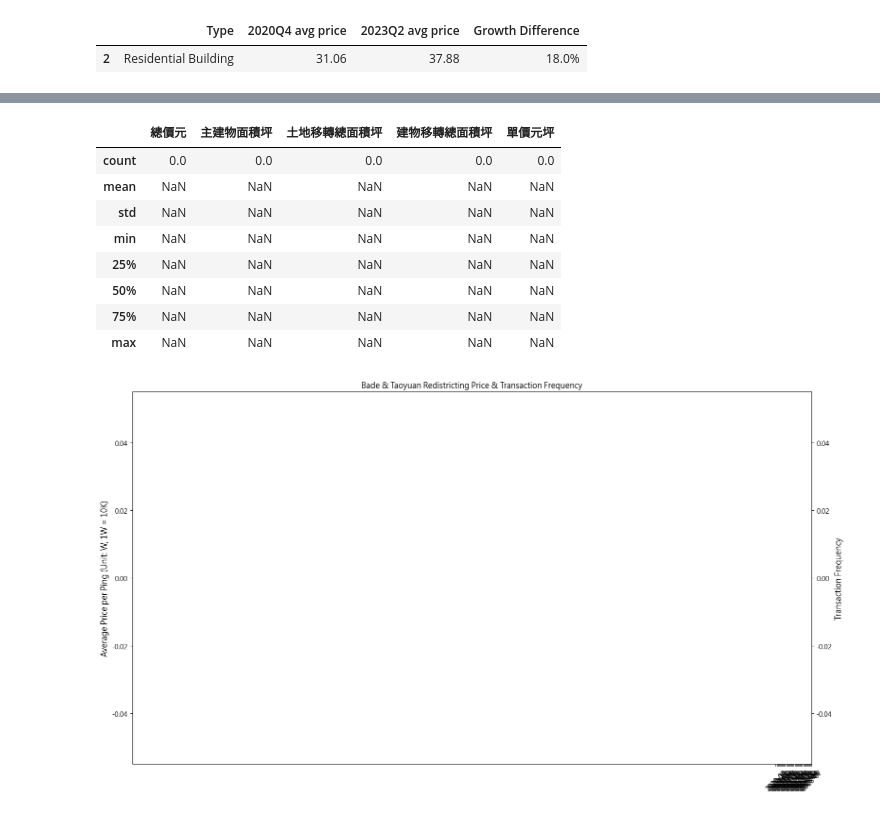
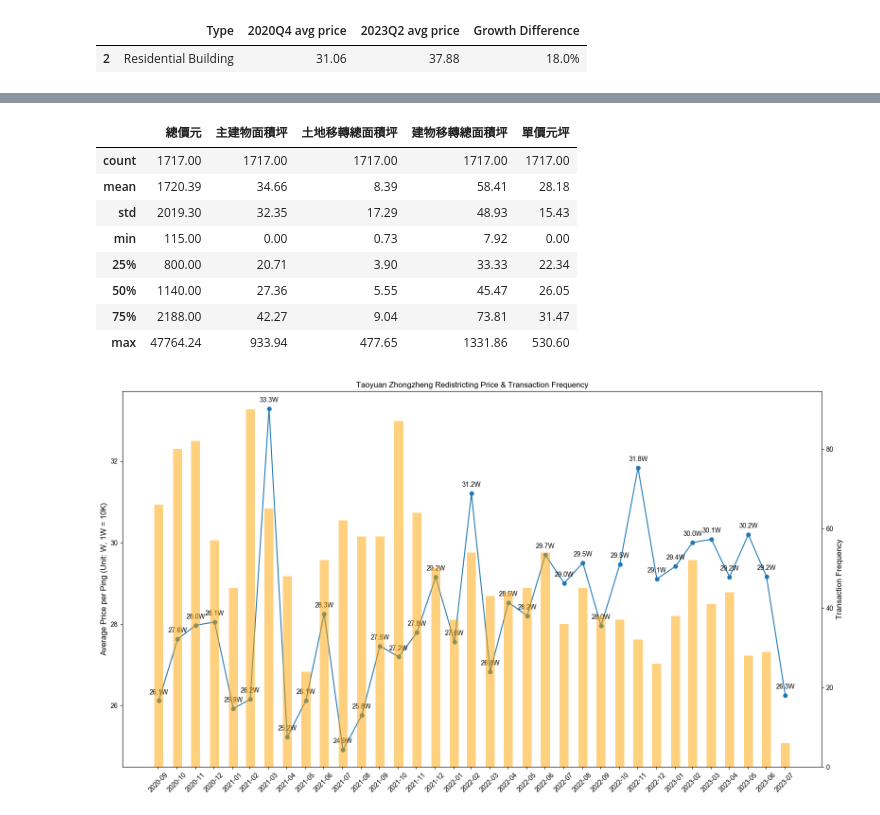
Before and after one commit to e19931107/Project2, a Jupyter notebook: Project_20240103.ipynb, the cells around one changed output, grey strips where cells are left out. Drawn from its saved outputs; the diff is of its cells as text; code cells hidden in the pictures.

```diff
--- a/Project_20240103.ipynb
+++ b/Project_20240103.ipynb
@@ -215,7 +216,6 @@ property_dict = {'公寓(5樓含以下無電梯)': 'Apartment',
                  '住宅大樓(11層含以上有電梯)': 'Residential Building',
                  '華廈(10層含以下有電梯)':'Mansion'}
 
-type_n = 0
 for type in property_dict.keys():
     # Create a copy of data2
     data2_copy = data2[data2['建物型態'] == type]
@@ -232,8 +232,7 @@ for type in property_dict.keys():
     # Line chart for average price
     ax1.plot(data2_copy['Yearmonth'], data2_copy['單價元坪'], marker='o', linestyle='-', label='Average Price')
     ax1.set_ylabel('Taiwanese ping (Unit: W, 1W = 10K)', fontsize=12)
-    title = f'{list(property_dict.values())[type_n]} Price & Transaction Frequency'
-    type_n += 1
+    title = f'{property_dict.get(type)} Price & Transaction Frequency'
     ax1.set_title(title, fontsize=20)
     ax1.tick_params(axis='x', labelrotation=45)
 
@@ -353,12 +352,12 @@ for area in ['中壢區', '桃園區']:
     # Adjust layout to prevent label overlap
     fig.tight_layout()
 
-    # save the plot with title named
-    path_to_save_file = Path().absolute()/"PNG"/"District"
-    path_to_save_file.mkdir(parents=True, exist_ok=True)  # Create the directory if it doesn't exist
-    filename = f'{title}.png'
-    full_path = path_to_save_file/filename
-    plt.savefig(full_path)
+    # # save the plot with title named
+    # path_to_save_file = Path().absolute()/"PNG"/"District"
+    # path_to_save_file.mkdir(parents=True, exist_ok=True)  # Create the directory if it doesn't exist
+    # filename = f'{title}.png'
+    # full_path = path_to_save_file/filename
+    # plt.savefig(full_path)
 
     # Show the chart
     plt.show()
@@ -868,46 +899,47 @@ result_data_deer
 # %%
 # 針對八德擴大特區作分析
 # 要搜尋的多個關鍵字
-keywords = ['大明段', '桃鷹路', '大明里', '桃鷹段', '大樹林段', '鳳福段']
+keywords = ['中正路', '大興西路一段', '藝文二街', '新埔六街', '同安街', '同德五街', '中埔二街', '同德七街', '寶慶路', '南平路', '經國路', '天祥六街',
+            '天祥七街', '新埔十街', '敬二街']
 
 # 在"土地位置建物門牌"欄位中找到包含特定關鍵字的資料
-data_bade_Tao = data[(data['鄉鎮市區'] == '八德區') | (data['鄉鎮市區'] == '桃園區') ]
+data_arts = data[(data['鄉鎮市區'] == '桃園區')]# | (data['建物型態'] == '公寓(5樓含以下無電梯)') | (data['建物型態'] == '透天厝') | (data['建物型態'] == '住宅大樓(11層含以上有電梯)') | (data['建物型態'] == '華廈(10層含以下有電梯)')]
 
 # 在"土地位置建物門牌"欄位中找到包含多個關鍵字的資料
-data_bade_Tao = data_bade_Tao[data_bade_Tao['土地位置建物門牌'].str.contains('|'.join(keywords), na=False)]
-ddata_bade_Tao_detail = data_bade_Tao[['土地移轉總面積平方公尺', '總價元', '主建物面積坪', '土地移轉總面積坪', '建物移轉總面積坪', '單價元坪']]
-ddata_bade_Tao_detail.loc[:,'總價元'] = ddata_bade_Tao_detail['總價元'] / 10000
-ddata_bade_Tao_detail.loc[:,'單價元坪'] = ddata_bade_Tao_detail['單價元坪'] / 10000
+data_arts = data_arts[data_arts['土地位置建物門牌'].str.contains('|'.join(keywords), na=False)]
+data_arts_detail = data_arts[['土地移轉總面積平方公尺', '總價元', '主建物面積坪', '土地移轉總面積坪', '建物移轉總面積坪', '單價元坪']]
+data_arts_detail.loc[:,'總價元'] = data_arts_detail['總價元'] / 10000
+data_arts_detail.loc[:,'單價元坪'] = data_arts_detail['單價元坪'] / 10000
 
 # data_HSR.describe()
-ddata_bade_Tao_detail.describe().round(2)
+data_arts_detail.describe().round(2)
 # %% [output]
 |  | 總價元 | 主建物面積坪 | 土地移轉總面積坪 | 建物移轉總面積坪 | 單價元坪 |
-| count | 0.0 | 0.0 | 0.0 | 0.0 | 0.0 |
-| mean | NaN | NaN | NaN | NaN | NaN |
-| std | NaN | NaN | NaN | NaN | NaN |
-| min | NaN | NaN | NaN | NaN | NaN |
-| 25% | NaN | NaN | NaN | NaN | NaN |
-| 50% | NaN | NaN | NaN | NaN | NaN |
-| 75% | NaN | NaN | NaN | NaN | NaN |
-| max | NaN | NaN | NaN | NaN | NaN |
+| count | 1717.00 | 1717.00 | 1717.00 | 1717.00 | 1717.00 |
+| mean | 1720.39 | 34.66 | 8.39 | 58.41 | 28.18 |
+| std | 2019.30 | 32.35 | 17.29 | 48.93 | 15.43 |
+| min | 115.00 | 0.00 | 0.73 | 7.92 | 0.00 |
+| 25% | 800.00 | 20.71 | 3.90 | 33.33 | 22.34 |
+| 50% | 1140.00 | 27.36 | 5.55 | 45.47 | 26.05 |
+| 75% | 2188.00 | 42.27 | 9.04 | 73.81 | 31.47 |
+| max | 47764.24 | 933.94 | 477.65 | 1331.86 | 530.60 |
 # %%
 # Convert 'Yearmonth' to datetime
-data_bade_Tao['Yearmonth'] = pd.to_datetime(data_bade_Tao['Yearmonth'].astype(str), errors='coerce')
+data_arts['Yearmonth'] = pd.to_datetime(data_arts['Yearmonth'].astype(str), errors='coerce')
 
 # Drop rows with missing or NaT values (if needed)
-data_bade_Tao = data_bade_Tao.dropna(subset=['Yearmonth'])
+data_arts = data_arts.dropna(subset=['Yearmonth'])
 
 # Continue with the rest of your code...
-average_price_per_sqm = data_bade_Tao.groupby('Yearmonth')['單價元坪'].mean().reset_index()
+average_price_per_sqm = data_arts.groupby('Yearmonth')['單價元坪'].mean().reset_index()
 
 # Convert 'Yearmonth' values to numeric
-average_price_per_sqm = data_bade_Tao.groupby('Yearmonth')['單價元坪'].mean().reset_index()
+average_price_per_sqm = data_arts.groupby('Yearmonth')['單價元坪'].mean().reset_index()
 x_values = sorted(set(average_price_per_sqm['Yearmonth']))
 x_values_numeric = date2num(x_values)
 
 # Calculate transaction counts per month
-entry_counts = data_bade_Tao['Yearmonth'].value_counts().sort_index().reset_index()
+entry_counts = data_arts['Yearmonth'].value_counts().sort_index().reset_index()
 entry_counts.columns = ['Yearmonth', 'Transaction Counts']
 
 # Create a figure with two y-axes
@@ -919,36 +951,36 @@ ax1.set_ylabel('Average Price per Ping (Unit: W, 1W = 10K)', fontsize=12)
 ax1.tick_params('y')
 
 # 設定圖表標題和軸標籤
-title = 'Bade & Taoyuan Redistricting Price & Transaction Frequency'
+title = 'Taoyuan Zhongzheng Redistricting Price & Transaction Frequency'
 plt.title(title)
 
 # 設定雙 Y 軸
 ax2 = ax1.twinx()
 ax2.bar(x_values_numeric, entry_counts['Transaction Counts'], alpha=0.5, color='orange', width=15, label='Transaction Counts')
 ax2.set_ylabel('Transaction Frequency', fontsize=12)
 
 # Set the x-axis ticks and labels to display from September 2020 to August 2023
 ax1.set_xticks(pd.date_range('2020-09-01', '2023-08-01', freq='M'))
 ax1.set_xticklabels([date.strftime('%Y-%m') for date in pd.date_range('2020-09-01', '2023-08-01', freq='M')],
                     rotation=45)
 
 # Add data labels to the line plot
 for i, txt in enumerate(average_price_per_sqm['單價元坪'] / 10000):
     ax1.annotate(f'{round(txt, 1)}W', (x_values_numeric[i], txt),
                  textcoords="offset points", xytext=(0, 10), ha='center')
 
 # 顯示圖表
 plt.xticks(rotation=45)
 plt.tight_layout()
 
 # save the plot with title named
 path_to_save_file = Path().absolute()/"PNG"/"Redistricting"
 path_to_save_file.mkdir(parents=True, exist_ok=True)  # Create the directory if it doesn't exist
 filename = f'{title}.png'
 full_path = path_to_save_file/filename
 plt.savefig(full_path)
 
 plt.show()
 # %% [output]
-[figure, old version]
+[figure, new version]
 # %%
```
Also changed, not shown: parts of 15 cells of this notebook, 1 other file.
